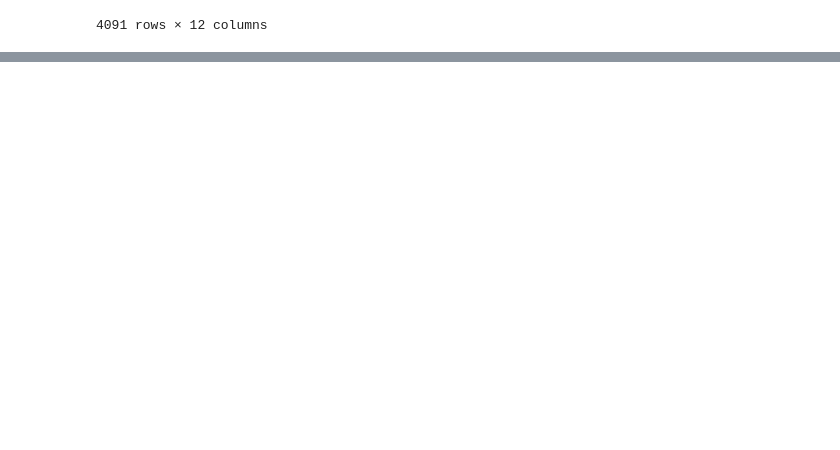
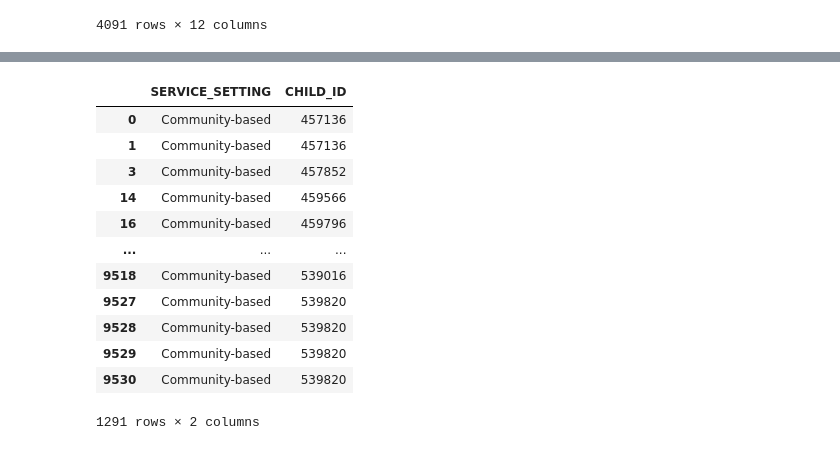
Before and after one commit to NSS-Data-Analytics-Cohort-8/teis_da8_1-dadboddenims, a Jupyter notebook: notebook/Partner2.ipynb, the cells around one changed output, grey strips where cells are left out. Drawn from its saved outputs; the diff is of its cells as text; code cells hidden in the pictures; blank space fills up the shorter version.

```diff
--- a/notebook/Partner2.ipynb
+++ b/notebook/Partner2.ipynb
@@ -216,0 +194,16 @@ Ser_set[Ser_set['SERVICE_SETTING']== 'Community']
+# %%
+Ser_set[Ser_set['SERVICE_SETTING']== 'Community-based']
+# %% [output]
+|  | SERVICE_SETTING | CHILD_ID |
+| 0 | Community-based | 457136 |
+| 1 | Community-based | 457136 |
+| 3 | Community-based | 457852 |
+| 14 | Community-based | 459566 |
+| 16 | Community-based | 459796 |
+| ... | ... | ... |
+| 9518 | Community-based | 539016 |
+| 9527 | Community-based | 539820 |
+| 9528 | Community-based | 539820 |
+| 9529 | Community-based | 539820 |
+| 9530 | Community-based | 539820 |
+1291 rows × 2 columns
```
Also changed, not shown: parts of 26 cells of this notebook.
